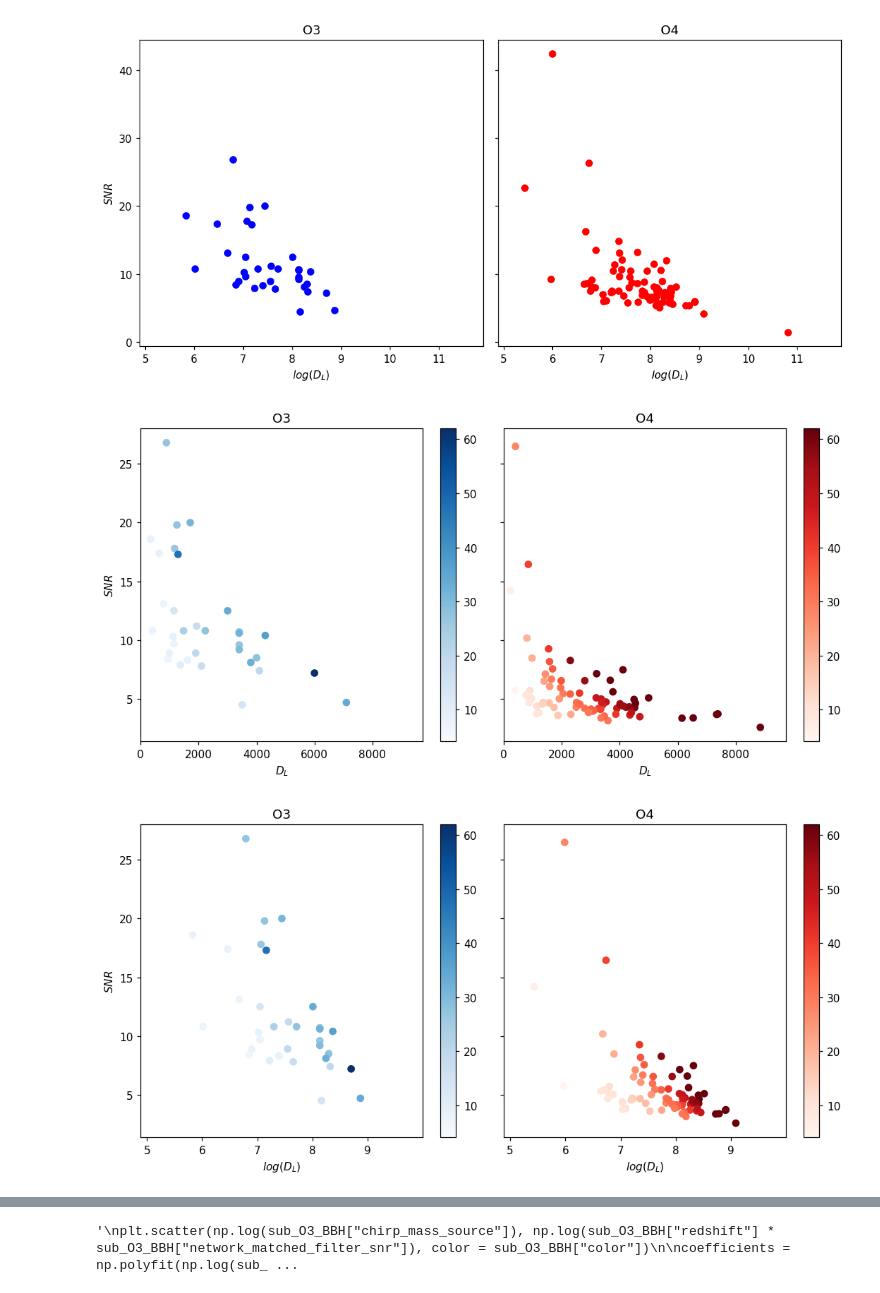
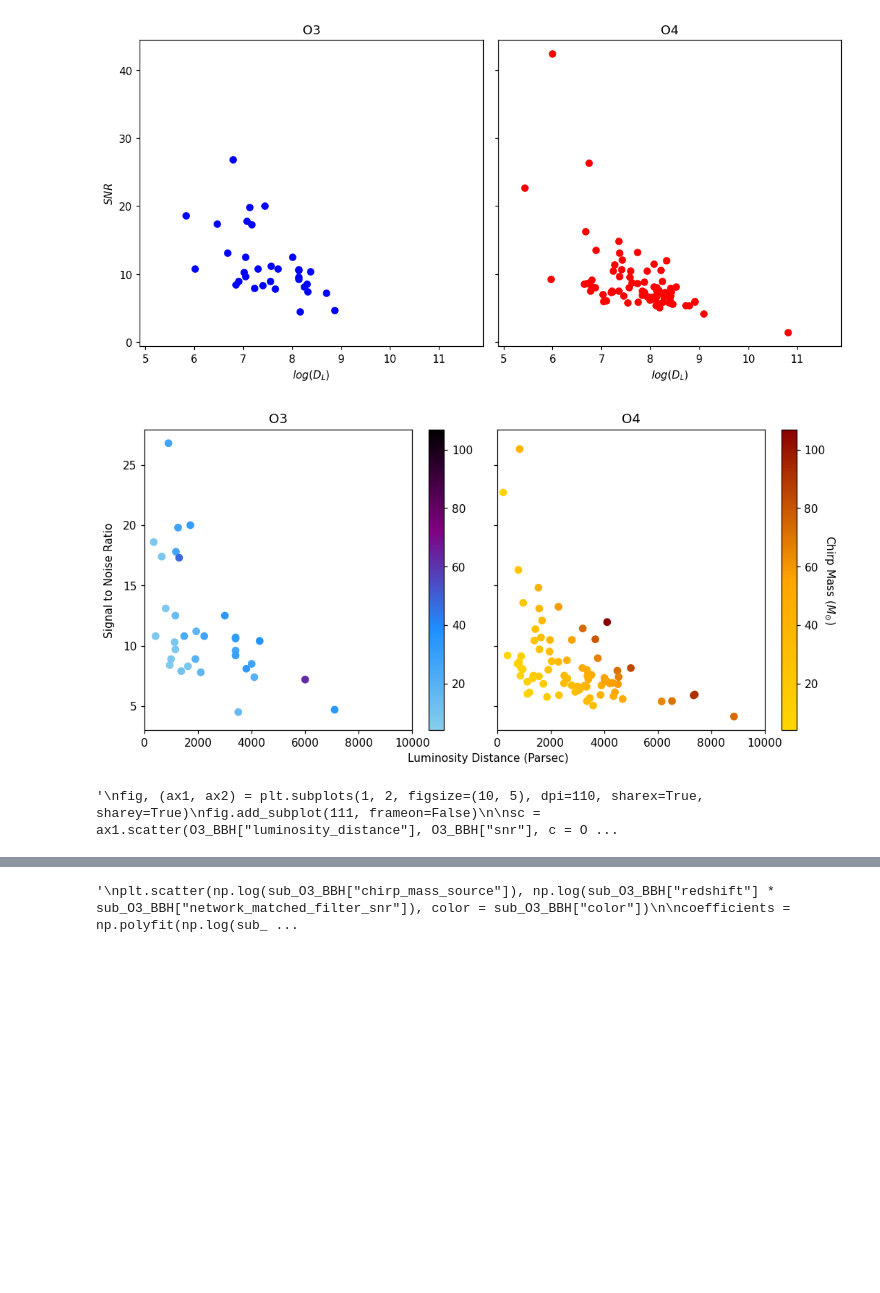
Before and after one commit to AndrewValentini/Gravitational-Waves-Research-23-24, a Jupyter notebook: Data Analysis/testing.ipynb, the cells around one changed output, grey strips where cells are left out. Saved outputs shown, nothing was run; the diff lists cells and outputs as text; code cells hidden in the pictures; blank space fills up the shorter version.

```diff
--- a/Data Analysis/testing.ipynb
+++ b/Data Analysis/testing.ipynb
@@ -564,3 +578,7 @@ plt.show()
 # %% [output]
 [figure]
 [figure]
+# %%
+#cm1 = LinearSegmentedColormap.from_list("O3cmap", ["skyblue", "dodgerblue","purple"])
+cm1 = LinearSegmentedColormap.from_list("O3cmap", ["skyblue", "dodgerblue", "purple","black"])
+cm2 = LinearSegmentedColormap.from_list("O4cmap", ["gold","orange","darkred"])
@@ -567,46 +590,51 @@ plt.show()
 # %%
-fig, (ax1, ax2) = plt.subplots(1, 2, figsize=(10, 5), dpi=110, sharey=True)
-cm1 = plt.colormaps['Blues']
-cm2 = plt.colormaps['Reds']
+fig, (ax1, ax2) = plt.subplots(1, 2, figsize=(10, 5), dpi=110, sharex=True, sharey=True)
+fig.add_subplot(111, frameon=False)
 
-sub_O4_BBH = O4_BBH[O4_BBH['chirp_mass'] < 140]
+sub_O4_BBH = O4_BBH[(O4_BBH['chirp_mass'] < 140) & (O4_BBH['snr'] < 35)]
 
-max_O3_mass = max(O3_BBH["chirp_mass"])
-min_O4_mass = min(sub_O4_BBH["chirp_mass"])
-sc = ax1.scatter(O3_BBH["luminosity_distance"], O3_BBH["snr"], c = O3_BBH["chirp_mass"], cmap=cm1, vmin=min_O4_mass, vmax=max_O3_mass)
-plt.colorbar(sc, ax=ax1)
+max_mass = max(sub_O4_BBH["chirp_mass"])
+min_mass = min(sub_O4_BBH["chirp_mass"])
+sc = ax1.scatter(O3_BBH["luminosity_distance"], O3_BBH["snr"], c = O3_BBH["chirp_mass"], cmap=cm1, vmin=min_mass, vmax=max_mass)
+cbar1 = plt.colorbar(sc, ax=ax1)
 ax1.set_title("O3")
-ax1.set_xlabel("$D_L$")
-ax1.set_ylabel("$SNR$")
-ax1.set_xlim(0, max(sub_O4_BBH["luminosity_distance"]) * 1.1)
+ax1.set_xlim(0, 10000)
 
-sc = ax2.scatter(sub_O4_BBH["luminosity_distance"], sub_O4_BBH["snr"] / SNR_scale_factor, c = sub_O4_BBH["chirp_mass"], cmap=cm2, vmin=min_O4_mass, vmax=max_O3_mass)
-plt.colorbar(sc, ax=ax2)
+sc = ax2.scatter(sub_O4_BBH["luminosity_distance"], sub_O4_BBH["snr"], c = sub_O4_BBH["chirp_mass"], cmap=cm2, vmin=min_mass, vmax=max_mass)
+cbar2 = plt.colorbar(sc, ax=ax2)
 ax2.set_title("O4")
-ax2.set_xlabel("$D_L$")
-ax2.set_xlim(0, max(sub_O4_BBH["luminosity_distance"]) * 1.1)
+ax2.set_xlim(0, 10000)
 
+cbar2.ax.get_yaxis().labelpad = 10
+cbar2.ax.set_ylabel('Chirp Mass ($M_{\odot}$)', rotation=270)
+plt.tick_params(labelcolor='none', which='both', top=False, bottom=False, left=False, right=False)
+plt.xlabel("Luminosity Distance (Parsec)")
+plt.ylabel("Signal to Noise Ratio")
 plt.tight_layout()
 plt.show()
 
 # log scale
 
-fig, (ax1, ax2) = plt.subplots(1, 2, figsize=(10, 5), dpi=110, sharey=True)
+"""
+fig, (ax1, ax2) = plt.subplots(1, 2, figsize=(10, 5), dpi=110, sharex=True, sharey=True)
+fig.add_subplot(111, frameon=False)
 
-sc = ax1.scatter(np.log(O3_BBH["luminosity_distance"]), O3_BBH["snr"], c = O3_BBH["chirp_mass"], cmap=cm1, vmin=min_O4_mass, vmax=max_O3_mass)
+sc = ax1.scatter(O3_BBH["luminosity_distance"], O3_BBH["snr"], c = O3_BBH["chirp_mass"], cmap=cm1, vmin=min_mass, vmax=max_mass)
 plt.colorbar(sc, ax=ax1)
 ax1.set_title("O3")
-ax1.set_xlabel("$log(D_L)$")
-ax1.set_ylabel("$SNR$")
-ax1.set_xlim(min(np.log(sub_O4_BBH["luminosity_distance"])) * 0.9, max(np.log(sub_O4_BBH["luminosity_distance"])) * 1.1)
-sc = ax2.scatter(np.log(sub_O4_BBH["luminosity_distance"]), sub_O4_BBH["snr"] / SNR_scale_factor, c = sub_O4_BBH["chirp_mass"], cmap=cm2, vmin=min_O4_mass, vmax=max_O3_mass)
+ax1.set_xscale("log")
+ax1.set_xlim(min(sub_O4_BBH["luminosity_distance"]) * 0.8, max(sub_O4_BBH["luminosity_distance"]) * 1.2)
+sc = ax2.scatter(sub_O4_BBH["luminosity_distance"], sub_O4_BBH["snr"], c = sub_O4_BBH["chirp_mass"], cmap=cm2, vmin=min_mass, vmax=max_mass)
 plt.colorbar(sc, ax=ax2)
 ax2.set_title("O4")
-ax2.set_xlabel("$log(D_L)$")
-ax2.set_xlim(min(np.log(sub_O4_BBH["luminosity_distance"])) * 0.9, max(np.log(sub_O4_BBH["luminosity_distance"])) * 1.1)
+ax2.set_xlim(min(sub_O4_BBH["luminosity_distance"]) * 0.8, max(sub_O4_BBH["luminosity_distance"]) * 1.2)
 
+plt.tick_params(labelcolor='none', which='both', top=False, bottom=False, left=False, right=False)
+plt.xlabel("Luminosity Distance (Parsec)")
+plt.ylabel("Signal to Noise Ratio")
 plt.tight_layout()
 plt.show()
+"""
 # %% [output]
-[figure, old version]
+[figure, new version]
-[figure, removed]
+'\nfig, (ax1, ax2) = plt.subplots(1, 2, figsize=(10, 5), dpi=110, sharex=True, sharey=True)\nfig.add_subplot(111, frameon=False)\n\nsc = ax1.scatter(O3_BBH["luminosity_distance"], O3_BBH["snr"], c = O ...
```
Also changed, not shown: parts of 16 cells of this notebook.
